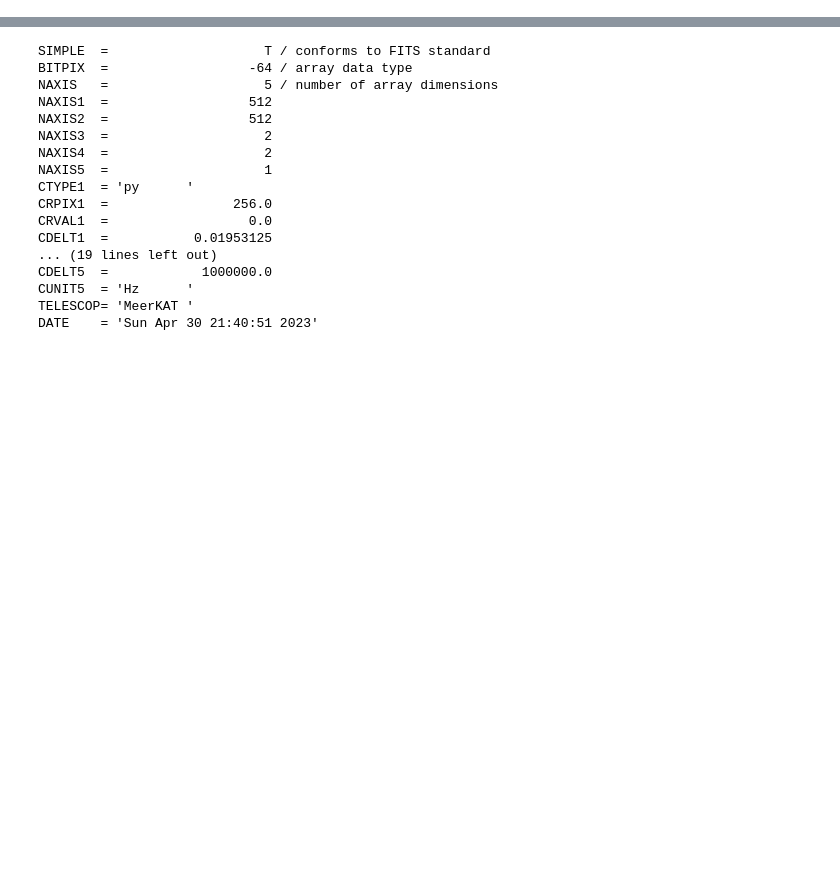
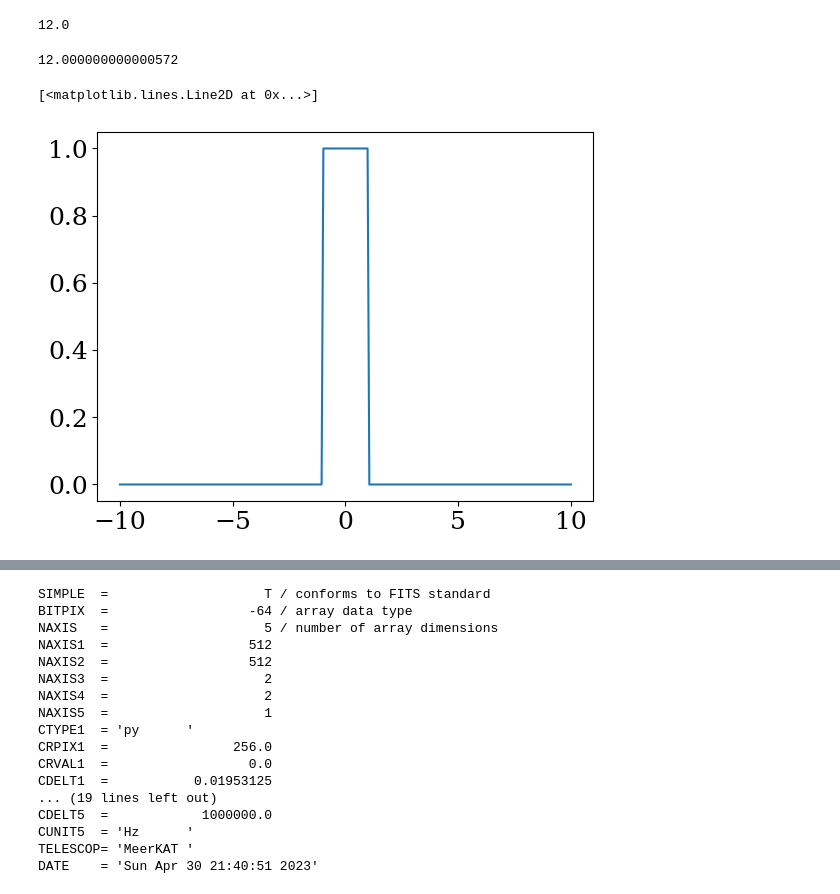
Before and after one commit to chrisfinlay/tab_opt, a Jupyter notebook: notebooks/Primary_Beam_Investigation.ipynb, the cells around one changed output, grey strips where cells are left out. Cells and saved outputs as stored; diff of their text form; code cells hidden in the pictures; blank space fills up the shorter version.

```diff
--- a/notebooks/Primary_Beam_Investigation.ipynb
+++ b/notebooks/Primary_Beam_Investigation.ipynb
@@ -5,0 +13,5 @@ import matplotlib.pyplot as plt
+# %%
+n_pix = 128
+
+F = np.fft.fftshift(dft(n_pix, scale='sqrtn'))
+F_H = np.conj(F.T)
@@ -5,0 +20,17 @@ import matplotlib.pyplot as plt
+# %%
+x = np.linspace(-10, 10, n_pix)
+k = np.linspace(-1./(2*np.diff(x)[0]), 1./(2*np.diff(x)[0]), n_pix)
+
+y = np.zeros(n_pix)
+y[np.abs(x)<0.5] = 1
+y[np.abs(x)<1] = 1
+
+Y = F@y
+# %%
+np.trapz(y)
+# %% [output]
+12.0
+# %%
+Y.real.max()/Y.imag.max()
+# %% [output]
+12.000000000000572
@@ -5,0 +39,5 @@ import matplotlib.pyplot as plt
+# %%
+plt.plot(x, y)
+# %% [output]
+[<matplotlib.lines.Line2D at 0x...>]
+[figure, added]
```
Also changed, not shown: parts of 35 cells of this notebook, 19 other files.
